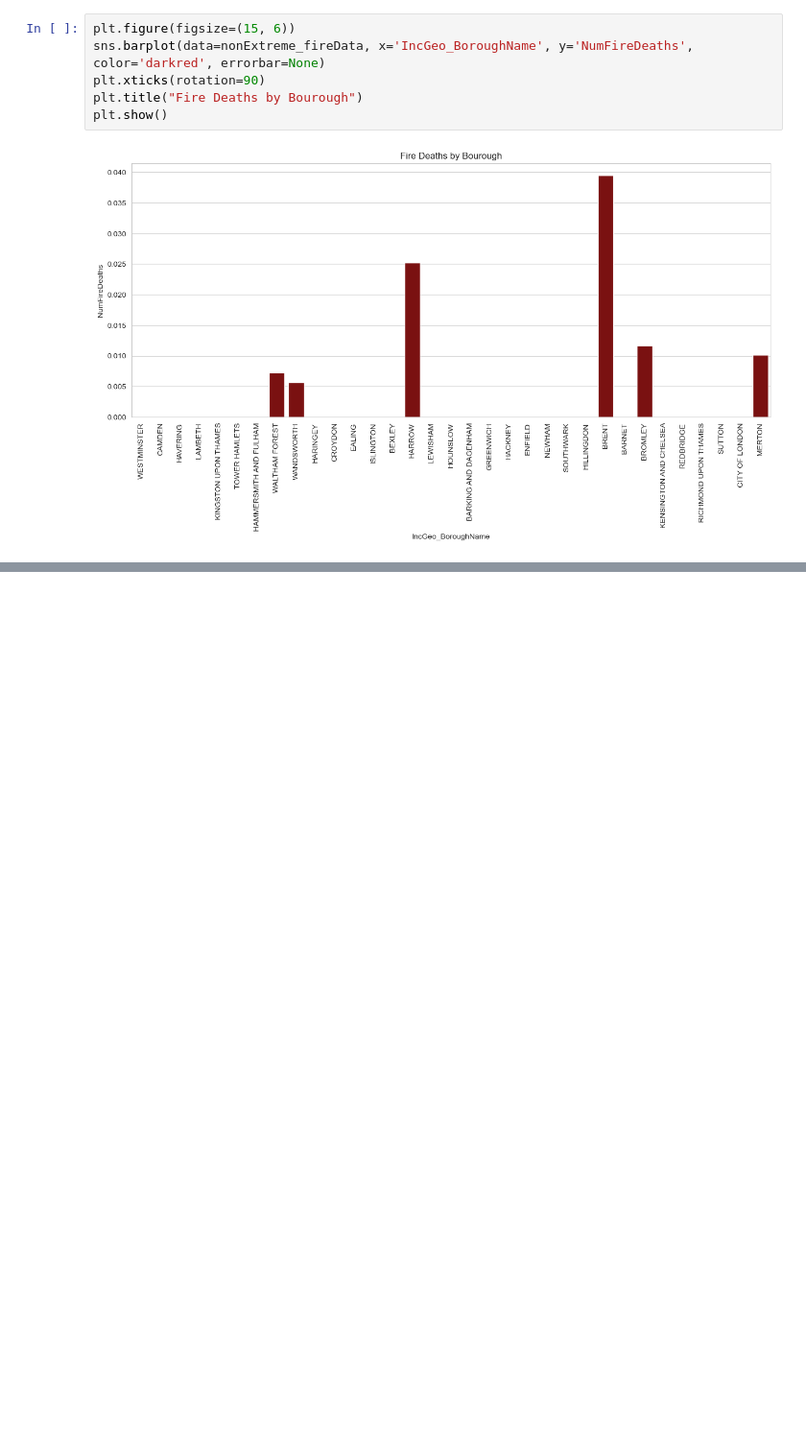
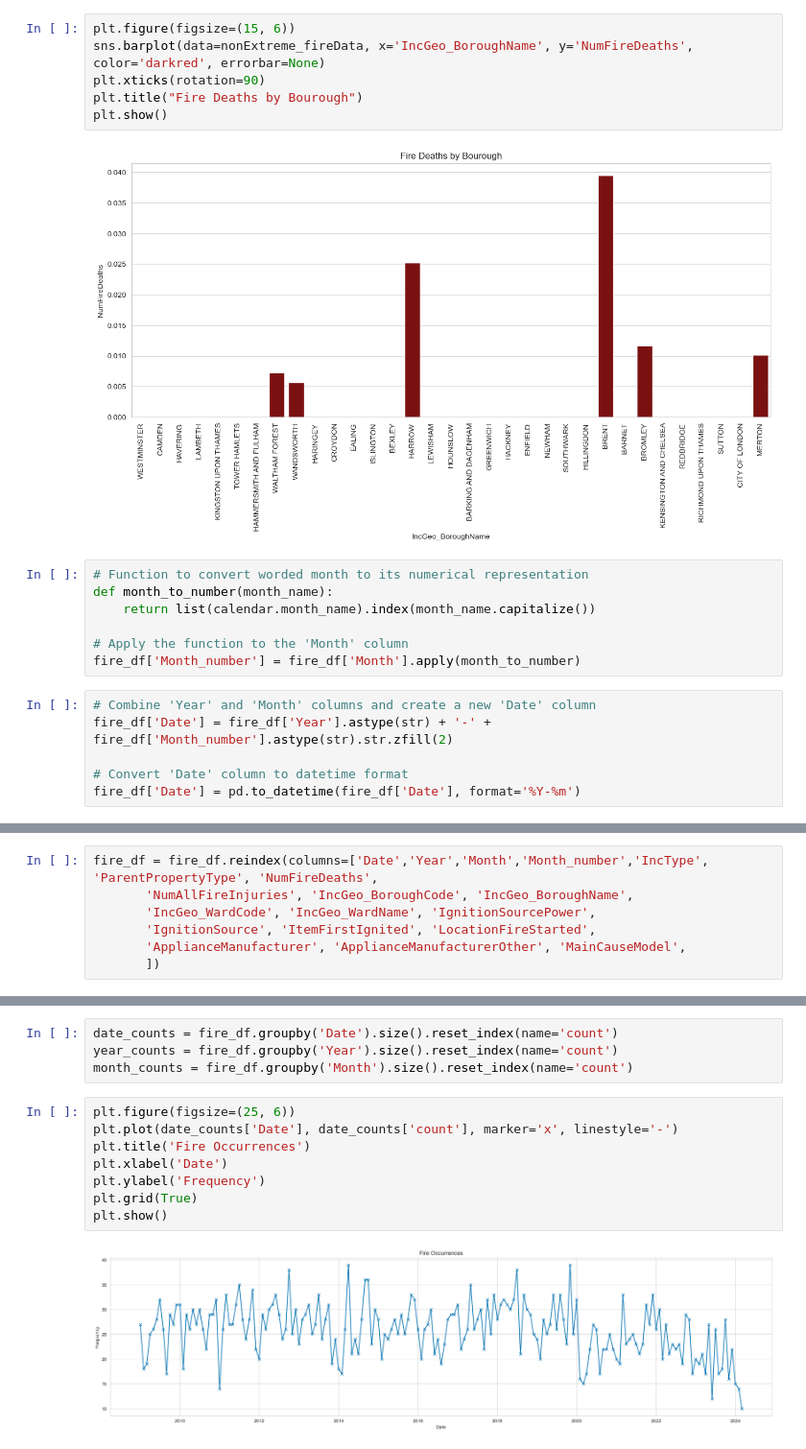
Before and after one commit to tgrubb550/Big-Data-Group-1, a Jupyter notebook: Fires EDA.ipynb, the cells around one changed output, grey strips where cells are left out. Shown at 96% size. Drawn from its saved outputs; the diff is of its cells as text; blank space fills up the shorter version.

```diff
--- a/Fires EDA.ipynb
+++ b/Fires EDA.ipynb
@@ -164,3 +176,16 @@ plt.title("Fire Deaths by Bourough")
 plt.show()
 # %% [output]
 [figure]
+# %%
+# Function to convert worded month to its numerical representation
+def month_to_number(month_name):
+    return list(calendar.month_name).index(month_name.capitalize())
+
+# Apply the function to the 'Month' column
+fire_df['Month_number'] = fire_df['Month'].apply(month_to_number)
+# %%
+# Combine 'Year' and 'Month' columns and create a new 'Date' column
+fire_df['Date'] = fire_df['Year'].astype(str) + '-' + fire_df['Month_number'].astype(str).str.zfill(2)
+
+# Convert 'Date' column to datetime format
+fire_df['Date'] = pd.to_datetime(fire_df['Date'], format='%Y-%m')
@@ -166,0 +202,7 @@ plt.show()
+# %%
+fire_df = fire_df.reindex(columns=['Date','Year','Month','Month_number','IncType', 'ParentPropertyType', 'NumFireDeaths',
+       'NumAllFireInjuries', 'IncGeo_BoroughCode', 'IncGeo_BoroughName',
+       'IncGeo_WardCode', 'IncGeo_WardName', 'IgnitionSourcePower',
+       'IgnitionSource', 'ItemFirstIgnited', 'LocationFireStarted',
+       'ApplianceManufacturer', 'ApplianceManufacturerOther', 'MainCauseModel',
+       ])
@@ -166,0 +225,14 @@ plt.show()
+# %%
+date_counts = fire_df.groupby('Date').size().reset_index(name='count')
+year_counts = fire_df.groupby('Year').size().reset_index(name='count')
+month_counts = fire_df.groupby('Month').size().reset_index(name='count')
+# %%
+plt.figure(figsize=(25, 6))
+plt.plot(date_counts['Date'], date_counts['count'], marker='x', linestyle='-')
+plt.title('Fire Occurrences')
+plt.xlabel('Date')
+plt.ylabel('Frequency')
+plt.grid(True)
+plt.show()
+# %% [output]
+[figure, added]
```
Also changed, not shown: parts of 9 cells of this notebook, 1 other file.
